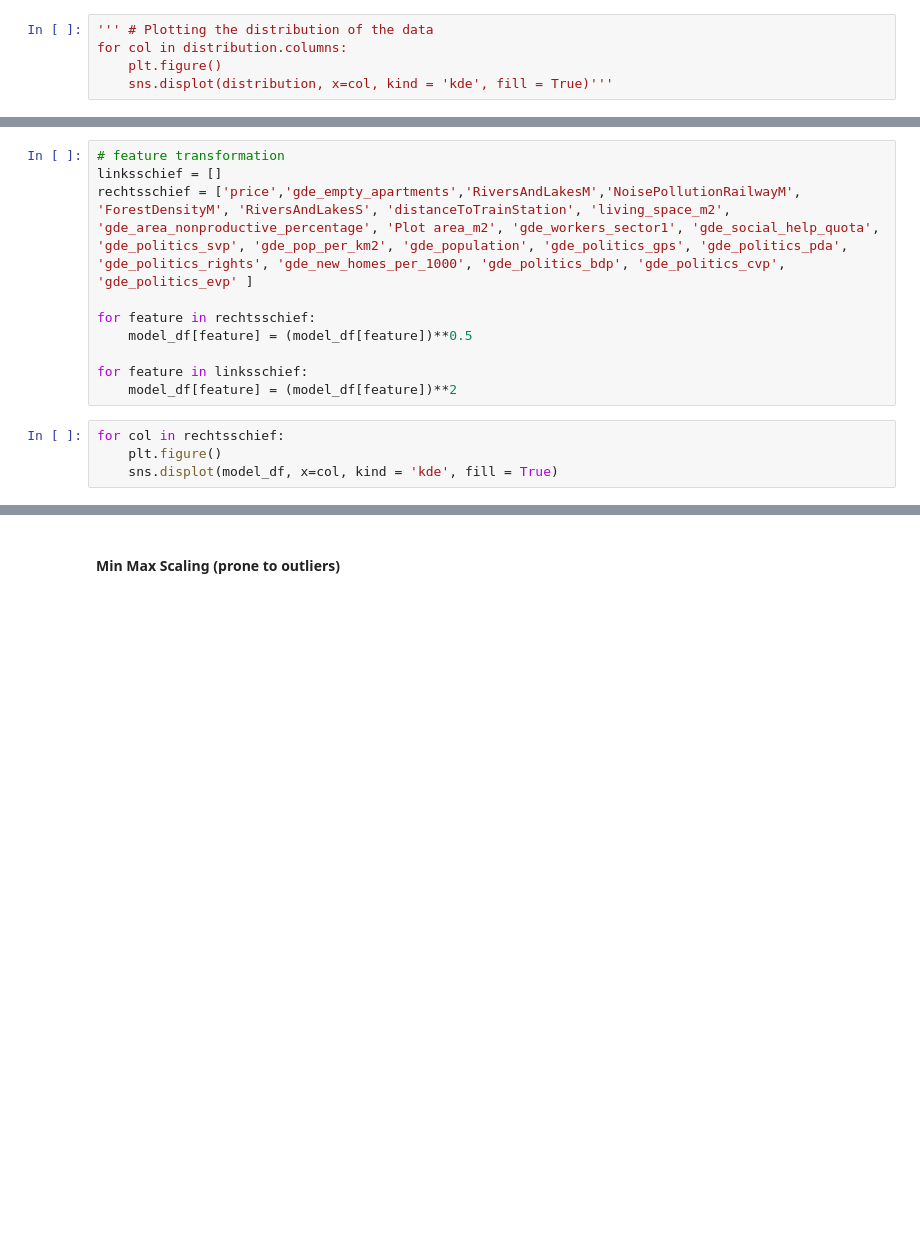
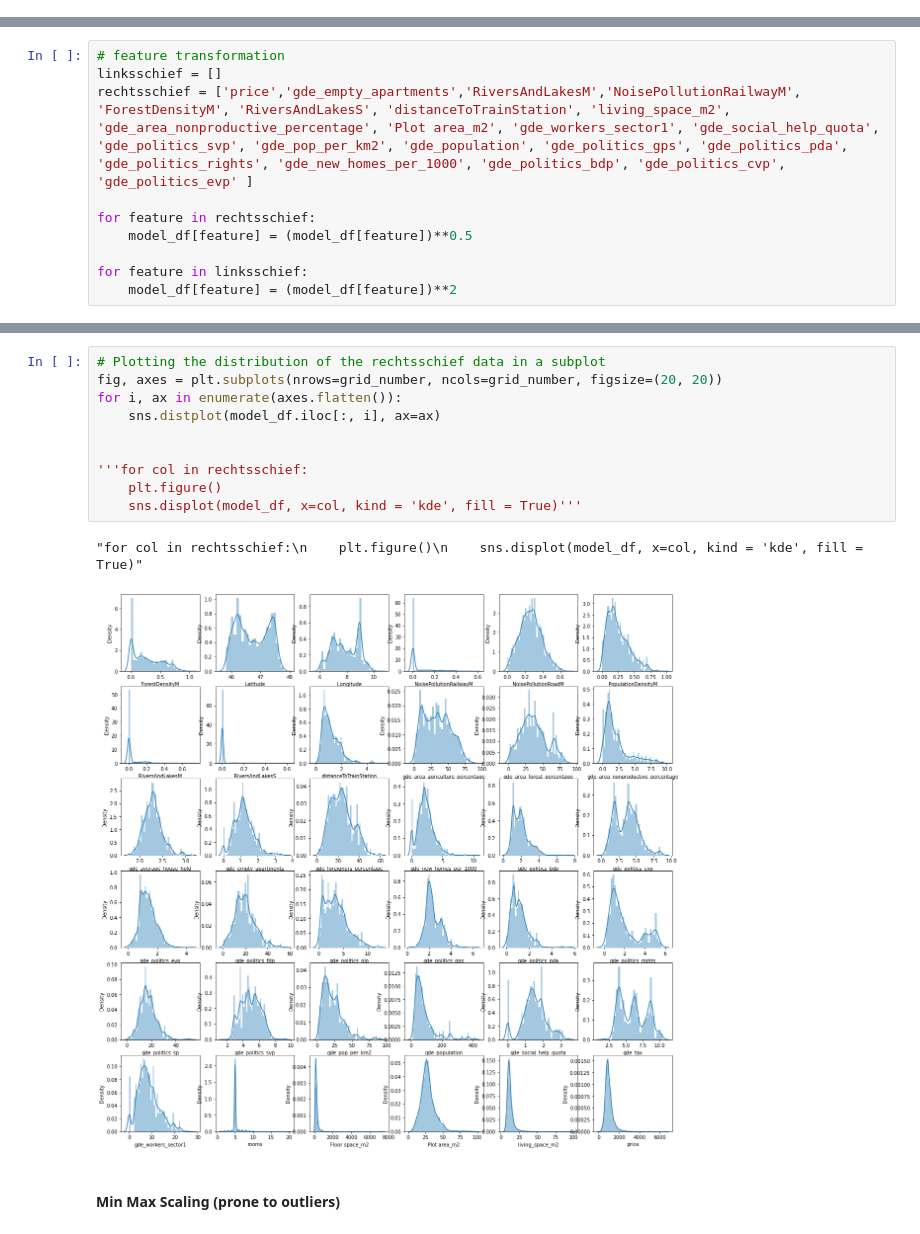
Before and after one commit to marvinvr/fhnw-cml1, a Jupyter notebook: 02_transformation_scaling.ipynb, the cells around one changed output, grey strips where cells are left out. Drawn from its saved outputs; the diff is of its cells as text; blank space fills up the shorter version.

```diff
--- a/02_transformation_scaling.ipynb
+++ b/02_transformation_scaling.ipynb
@@ -53,8 +53,3 @@ Index(['ForestDensityM', 'Latitude', 'Longitude', 'NoisePollutionRailwayM',
       dtype='object')
 # %%
 distribution = model_df.drop(columns=['type_attic-flat', 'type_attic-room','type_castle', 'type_chalet', 'type_detached-house','type_detached-secondary-suite', 'type_duplex-maisonette','type_farmhouse', 'type_flat', 'type_furnished-residential-property','type_loft', 'type_penthouse', 'type_rustico', 'type_secondary-suite','type_semi-detached-house', 'type_single-room','type_stepped-apartment', 'type_stepped-house', 'type_studio','type_terrace-house', 'type_villa'])
-# %%
-''' # Plotting the distribution of the data
-for col in distribution.columns:
-    plt.figure()
-    sns.displot(distribution, x=col, kind = 'kde', fill = True)'''
@@ -82,7 +77,3 @@ for feature in rechtsschief:
 
 for feature in linksschief:
     model_df[feature] = (model_df[feature])**2
-# %%
-for col in rechtsschief:
-    plt.figure()
-    sns.displot(model_df, x=col, kind = 'kde', fill = True)
@@ -103,3 +80,16 @@ for col in rechtsschief:
+# %%
+# Plotting the distribution of the rechtsschief data in a subplot
+fig, axes = plt.subplots(nrows=grid_number, ncols=grid_number, figsize=(20, 20))
+for i, ax in enumerate(axes.flatten()):
+    sns.distplot(model_df.iloc[:, i], ax=ax)
+
+
+'''for col in rechtsschief:
+    plt.figure()
+    sns.displot(model_df, x=col, kind = 'kde', fill = True)'''
+# %% [output]
+"for col in rechtsschief:\n    plt.figure()\n    sns.displot(model_df, x=col, kind = 'kde', fill = True)"
+[figure, added]
 # %% [markdown]
 #### Min Max Scaling (prone to outliers)
 # %%
```
Also changed, not shown: parts of 6 cells of this notebook.
